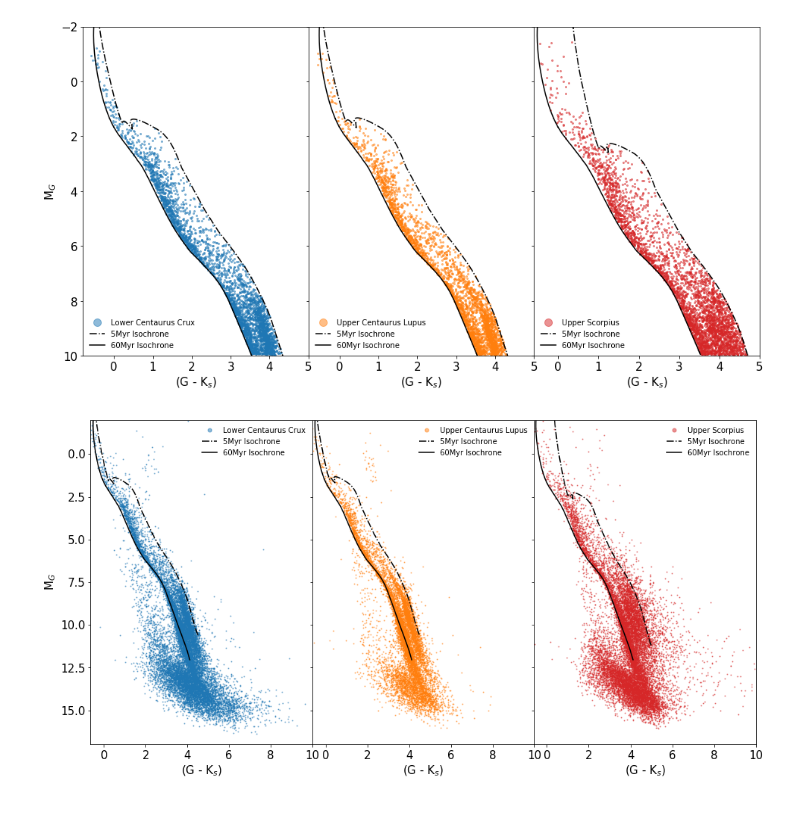
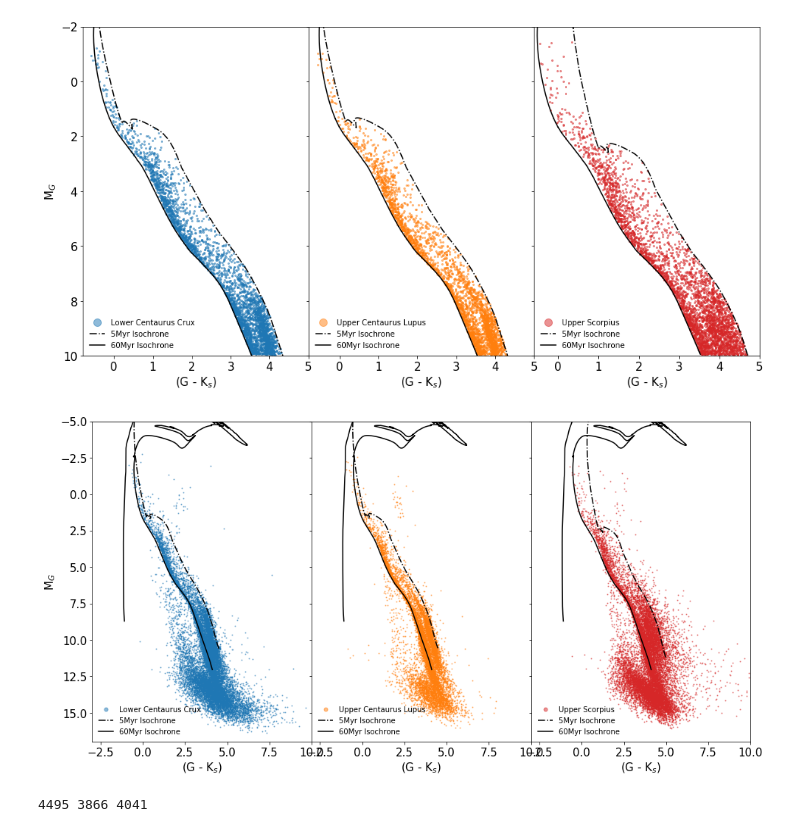
Before and after one commit to Jurgenvilla/Exoplanet-Rings-and-Gaia, a Jupyter notebook: 7_DR2_LightCurves/Gaia_AstroQuery.ipynb, the cells around one changed output. Drawn from its saved outputs; the diff is of its cells as text; code cells hidden in the pictures.

```diff
--- a/7_DR2_LightCurves/Gaia_AstroQuery.ipynb
+++ b/7_DR2_LightCurves/Gaia_AstroQuery.ipynb
@@ -361,9 +473,9 @@ axA.plot(LCC_5['g_min_ks'], LCC_5['g_mag_abs'], 'o', c = 'C0', markersize = 1, a
 axA.plot(LCC_WithExt["col23"] - LCC_WithExt["col17"], LCC_WithExt["col23"], '-.', color = 'k')
 axA.plot(All_NoExt["col23"] - All_NoExt["col17"], All_NoExt["col23"], color = 'k')
 axA.legend(['Lower Centaurus Crux', '5Myr Isochrone', '60Myr Isochrone'],\
-           frameon = False, prop = {'size': 10}, markerscale = 5, loc = 'upper right')
-axA.set_ylim(17,-2)
-axA.set_xlim(-0.65,10)
+           frameon = False, prop = {'size': 10}, markerscale = 5, loc = 'lower left')
+axA.set_ylim(17,-5)
+axA.set_xlim(-3,10)
 # axA.set_ylim(8,-1)
 # axA.set_xlim(-0.5,3.5)
 # axA.axhline(-1.5, c = 'C4')
@@ -375,38 +487,54 @@ axA.tick_params(axis = 'both', which = 'major', labelsize = 15)
 axB.plot(UCL_5['g_min_ks'], UCL_5['g_mag_abs'], 'o', c = 'C1', markersize = 1, alpha = 0.5)
 # axB.plot(Iso_5Myr_XY_2[:,0], Iso_5Myr_XY_2[:,1], '-.', color = 'k')
 # axB.plot(Iso_60Myr_XY[:,0], Iso_60Myr_XY[:,1], color = 'k')
 axB.plot(UCL_WithExt["col23"] - UCL_WithExt["col17"], UCL_WithExt["col23"], '-.', color = 'k')
 axB.plot(All_NoExt["col23"] - All_NoExt["col17"], All_NoExt["col23"], color = 'k')
 axB.legend(['Upper Centaurus Lupus', '5Myr Isochrone', '60Myr Isochrone'],\
-           frameon = False, prop = {'size': 10}, markerscale = 5, loc = 'upper right')
-axB.set_ylim(17,-2)
-axB.set_xlim(-0.65,10)
+           frameon = False, prop = {'size': 10}, markerscale = 5, loc = 'best')
+axB.set_ylim(17,-5)
+axB.set_xlim(-3,10)
 # axB.set_ylim(8,-1)
 # axB.set_xlim(-0.5,3.5)
 # axB.axhline(-2.5, c = 'C4')
 # axB.axhline(10, c = 'C4')
 axB.set_xlabel(r"(G - K$_s$)", size = 15)
 axB.tick_params(axis = 'both', which = 'major', labelsize = 15)
 
 axC.plot(US_5['g_min_ks'], US_5['g_mag_abs'], 'o', c = 'C3', markersize = 1, alpha = 0.5)
 # axC.plot(Iso_5Myr_XY_3[:,0], Iso_5Myr_XY_3[:,1], '-.', color = 'k')
 # axC.plot(Iso_60Myr_XY[:,0], Iso_60Myr_XY[:,1], color = 'k')
 axC.plot(US_WithExt["col23"] - US_WithExt["col17"], US_WithExt["col23"], '-.', color = 'k')
 axC.plot(All_NoExt["col23"] - All_NoExt["col17"], All_NoExt["col23"], color = 'k')
 axC.legend(['Upper Scorpius', '5Myr Isochrone', '60Myr Isochrone'], \
-           frameon = False, prop = {'size': 10}, markerscale = 5, loc = 'upper right')
-axC.set_ylim(17,-2)
-axC.set_xlim(-0.60, 10)
+           frameon = False, prop = {'size': 10}, markerscale = 5, loc = 'best')
+axC.set_ylim(17,-5)
+axC.set_xlim(-3, 10)
 # axC.set_ylim(8,-1)
 # axC.set_xlim(-0.5,3.5)
 # axC.axhline(1, c = 'C4')
 # axC.axhline(10, c = 'C4')
 # axC.axhline(-1, c = 'C4')
 axC.set_xlabel(r"(G - K$_s$)", size = 15)
 axC.tick_params(axis = 'both', which = 'major', labelsize = 15)
 
 fig.subplots_adjust(wspace = 0)
 
-# plt.savefig("DR2_Sample_NoSelection_2.png", dpi = 300, bbox_inches = 'tight')
+plt.savefig("DR2_Sample_NoSelection_2.png", dpi = 300, bbox_inches = 'tight')
 # %% [output]
-[figure, old version]
+[figure, new version]
+# %%
+U_LCC = np.sqrt(LCC_6['astrometric_chi2_al']/(LCC_6['astrometric_n_good_obs_al'] - 5))
+U_UCL = np.sqrt(UCL_6['astrometric_chi2_al']/(UCL_6['astrometric_n_good_obs_al'] - 5))
+U_US  = np.sqrt(US_6['astrometric_chi2_al']/(US_6['astrometric_n_good_obs_al'] - 5))
+
+# LCC_6_CLEAN_1 = LCC_6[np.where( U_LCC < 1.44) or np.where( U_LCC < 1.44*np.max(1, np.exp(-0.2*(LCC_6['g_mag_abs-19.5']))))]
+# UCL_6_CLEAN_1 = UCL_6[np.where( U_UCL < 1.44) or np.where( U_UCL < 1.44*np.max(1, np.exp(-0.2*(UCL_6['g_mag_abs-19.5']))))]
+# US_6_CLEAN_1  = US_6[np.where( U_US < 1.44) or np.where( U_US < 1.44*np.max(1, np.exp(-0.2*(US_6['g_mag_abs-19.5']))))]
+
+LCC_6_CLEAN_2 = LCC_6[np.where( U_LCC < 1.44)]
+UCL_6_CLEAN_2 = UCL_6[np.where( U_UCL < 1.44)]
+US_6_CLEAN_2  = US_6[np.where( U_US < 1.44)]
+
+print(len(LCC_6_CLEAN_2), len(UCL_6_CLEAN_2), len(US_6_CLEAN_2))
+# %% [output]
+4495 3866 4041
```
Also changed, not shown: parts of 13 cells of this notebook, 12 other files.
